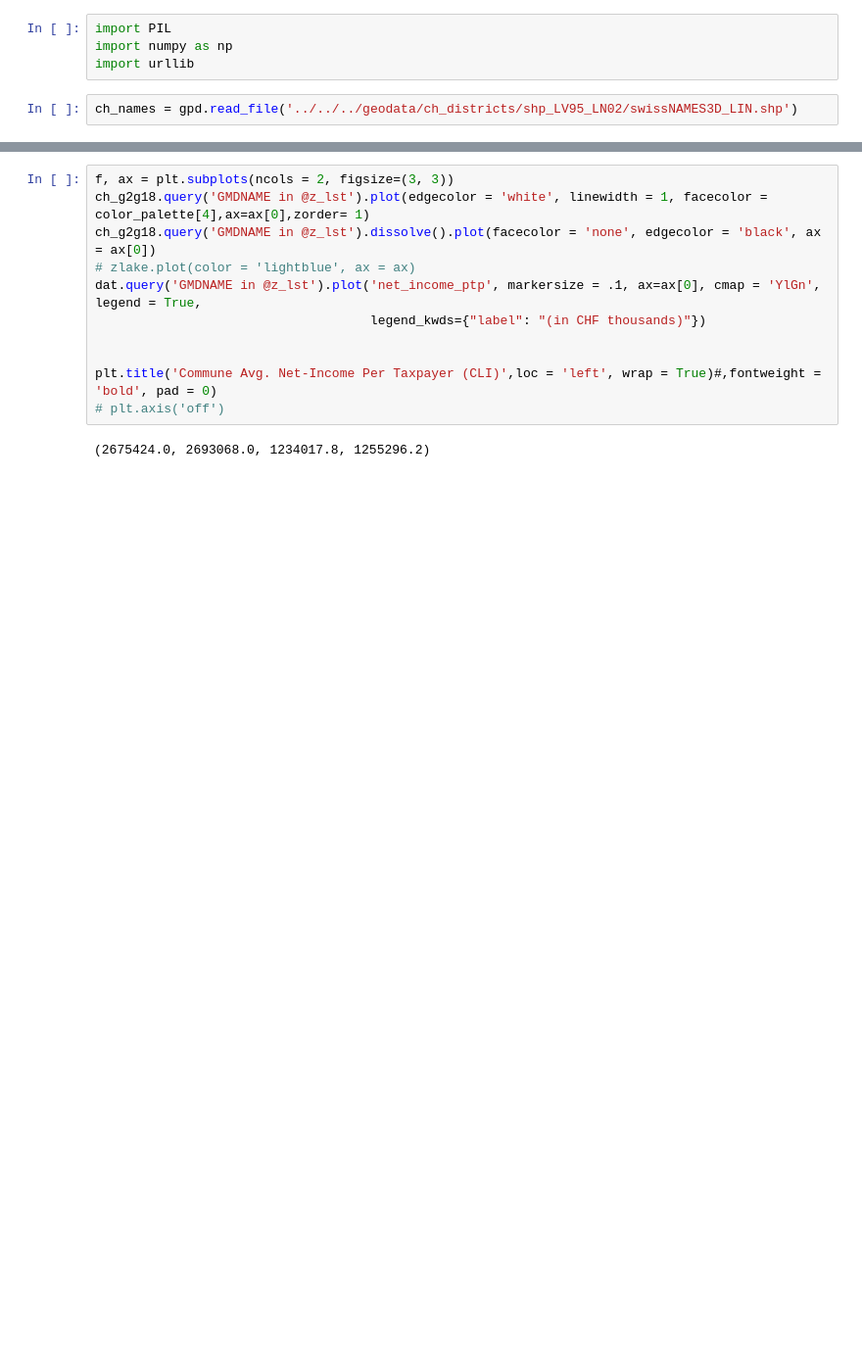
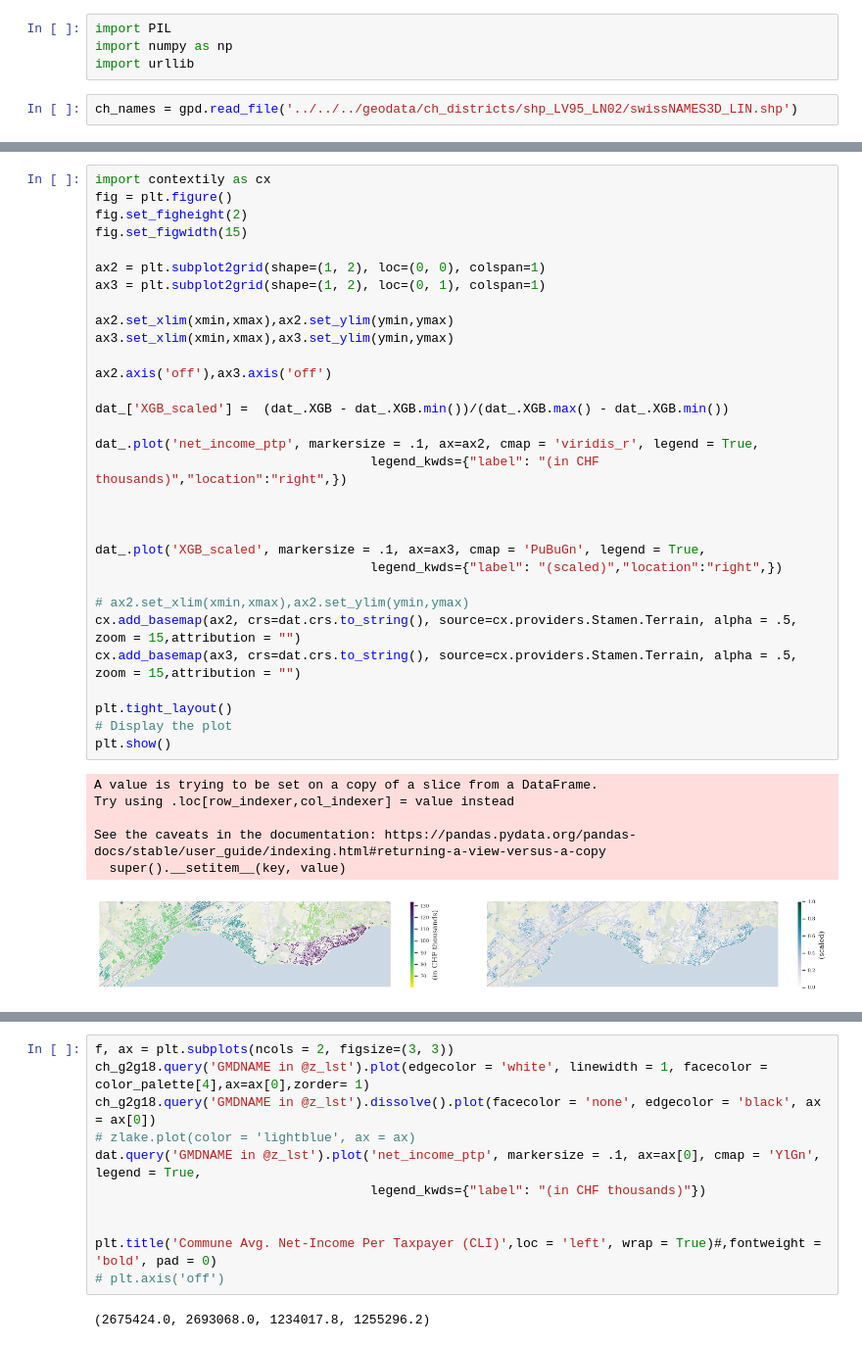
Before and after one commit to AdamSwietek/LUP_VisualCapital, a Jupyter notebook: notebooks/explore/explore_model_error.ipynb, the cells around one changed output, grey strips where cells are left out. Shown at 98% size. Saved outputs shown, nothing was run; the diff lists cells and outputs as text; blank space fills up the shorter version.

```diff
--- a/notebooks/explore/explore_model_error.ipynb
+++ b/notebooks/explore/explore_model_error.ipynb
@@ -248 +258,39 @@ cx.add_basemap(ax2, crs=dat.crs.to_string(), source=cx.providers.Stamen.Terrain,
+# %%
+import contextily as cx
+fig = plt.figure()
+fig.set_figheight(2)
+fig.set_figwidth(15)
+
+ax2 = plt.subplot2grid(shape=(1, 2), loc=(0, 0), colspan=1)
+ax3 = plt.subplot2grid(shape=(1, 2), loc=(0, 1), colspan=1)
+
+ax2.set_xlim(xmin,xmax),ax2.set_ylim(ymin,ymax)
+ax3.set_xlim(xmin,xmax),ax3.set_ylim(ymin,ymax)
+
+ax2.axis('off'),ax3.axis('off')
+
+dat_['XGB_scaled'] =  (dat_.XGB - dat_.XGB.min())/(dat_.XGB.max() - dat_.XGB.min())
+
+dat_.plot('net_income_ptp', markersize = .1, ax=ax2, cmap = 'viridis_r', legend = True,
+                                    legend_kwds={"label": "(in CHF thousands)","location":"right",})
+
+
+
+dat_.plot('XGB_scaled', markersize = .1, ax=ax3, cmap = 'PuBuGn', legend = True,
+                                    legend_kwds={"label": "(scaled)","location":"right",})
+
+# ax2.set_xlim(xmin,xmax),ax2.set_ylim(ymin,ymax)
+cx.add_basemap(ax2, crs=dat.crs.to_string(), source=cx.providers.Stamen.Terrain, alpha = .5, zoom = 15,attribution = "")
+cx.add_basemap(ax3, crs=dat.crs.to_string(), source=cx.providers.Stamen.Terrain, alpha = .5, zoom = 15,attribution = "")
+
+plt.tight_layout()
+# Display the plot
+plt.show()
+# %% [output]
+A value is trying to be set on a copy of a slice from a DataFrame.
+Try using .loc[row_indexer,col_indexer] = value instead
+
+See the caveats in the documentation: https://pandas.pydata.org/pandas-docs/stable/user_guide/indexing.html#returning-a-view-versus-a-copy
+  super().__setitem__(key, value)
+[figure, added]
 # %%
```
Also changed, not shown: parts of 8 cells of this notebook, 12 other files.
